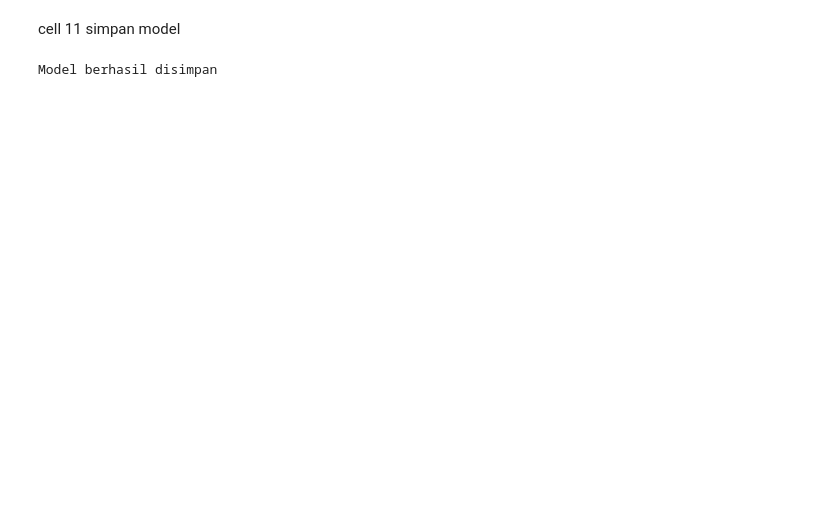
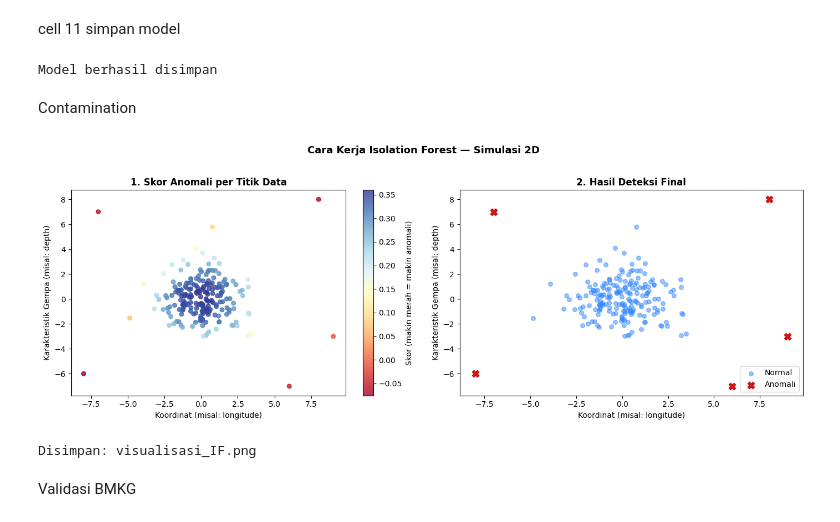
Before and after one commit to FuadNugraha25/Machine-Learning-TA, a Jupyter notebook: Anomaly Detection/XGBoost.ipynb, the cells around one changed output. Drawn from its saved outputs; the diff is of its cells as text; code cells hidden in the pictures; blank space fills up the shorter version.

```diff
--- a/Anomaly Detection/XGBoost.ipynb
+++ b/Anomaly Detection/XGBoost.ipynb
@@ -161,3 +174,61 @@ joblib.dump(scaler, '../scaler_anomali.pkl')
 print("Model berhasil disimpan")
 # %% [output]
 Model berhasil disimpan
+# %% [markdown]
+Contamination
+# %%
+import matplotlib.pyplot as plt
+import numpy as np
+
+# Simulasi sederhana 2D untuk visualisasi cara kerja IF
+np.random.seed(42)
+
+# Buat data normal (kerumunan) dan anomali (titik terpencil)
+normal  = np.random.randn(200, 2) * 1.5          # 200 titik normal, berkumpul
+anomali = np.array([[8, 8], [-7, 7], [6, -7],    # titik anomali, terpencil
+                    [-8, -6], [9, -3]])
+
+data = np.vstack([normal, anomali])
+
+# Fit Isolation Forest
+from sklearn.ensemble import IsolationForest
+iso_viz = IsolationForest(contamination=0.02, random_state=42)
+iso_viz.fit(data)
+pred = iso_viz.predict(data)
+
+# Plot
+fig, axes = plt.subplots(1, 2, figsize=(14, 5))
+
+# --- Plot 1: Skor anomali (proses IF) ---
+ax = axes[0]
+scores = iso_viz.decision_function(data)
+scatter = ax.scatter(data[:, 0], data[:, 1],
+                     c=scores, cmap='RdYlBu', s=30, alpha=0.8)
+plt.colorbar(scatter, ax=ax, label='Skor (makin merah = makin anomali)')
+ax.set_title('1. Skor Anomali per Titik Data', fontweight='bold')
+ax.set_xlabel('Koordinat (misal: longitude)')
+ax.set_ylabel('Karakteristik Gempa (misal: depth)')
+
+# --- Plot 2: Hasil deteksi final ---
+ax = axes[1]
+ax.scatter(data[pred==1, 0],  data[pred==1, 1],
+           c='#3388ff', alpha=0.5, label='Normal', s=30)
+ax.scatter(data[pred==-1, 0], data[pred==-1, 1],
+           c='#cc0000', alpha=0.9, label='Anomali', s=80, marker='X')
+ax.set_title('2. Hasil Deteksi Final', fontweight='bold')
+ax.legend()
+ax.set_xlabel('Koordinat (misal: longitude)')
+ax.set_ylabel('Karakteristik Gempa (misal: depth)')
+
+
+plt.suptitle('Cara Kerja Isolation Forest — Simulasi 2D',
+             fontsize=13, fontweight='bold', y=1.02)
+plt.tight_layout()
+plt.savefig('visualisasi_IF.png', dpi=150, bbox_inches='tight')
+plt.show()
+print("Disimpan: visualisasi_IF.png")
+# %% [output]
+[figure, added]
+Disimpan: visualisasi_IF.png
+# %% [markdown]
+Validasi BMKG
```
Also changed, not shown: parts of 19 cells of this notebook, 9 other files.
